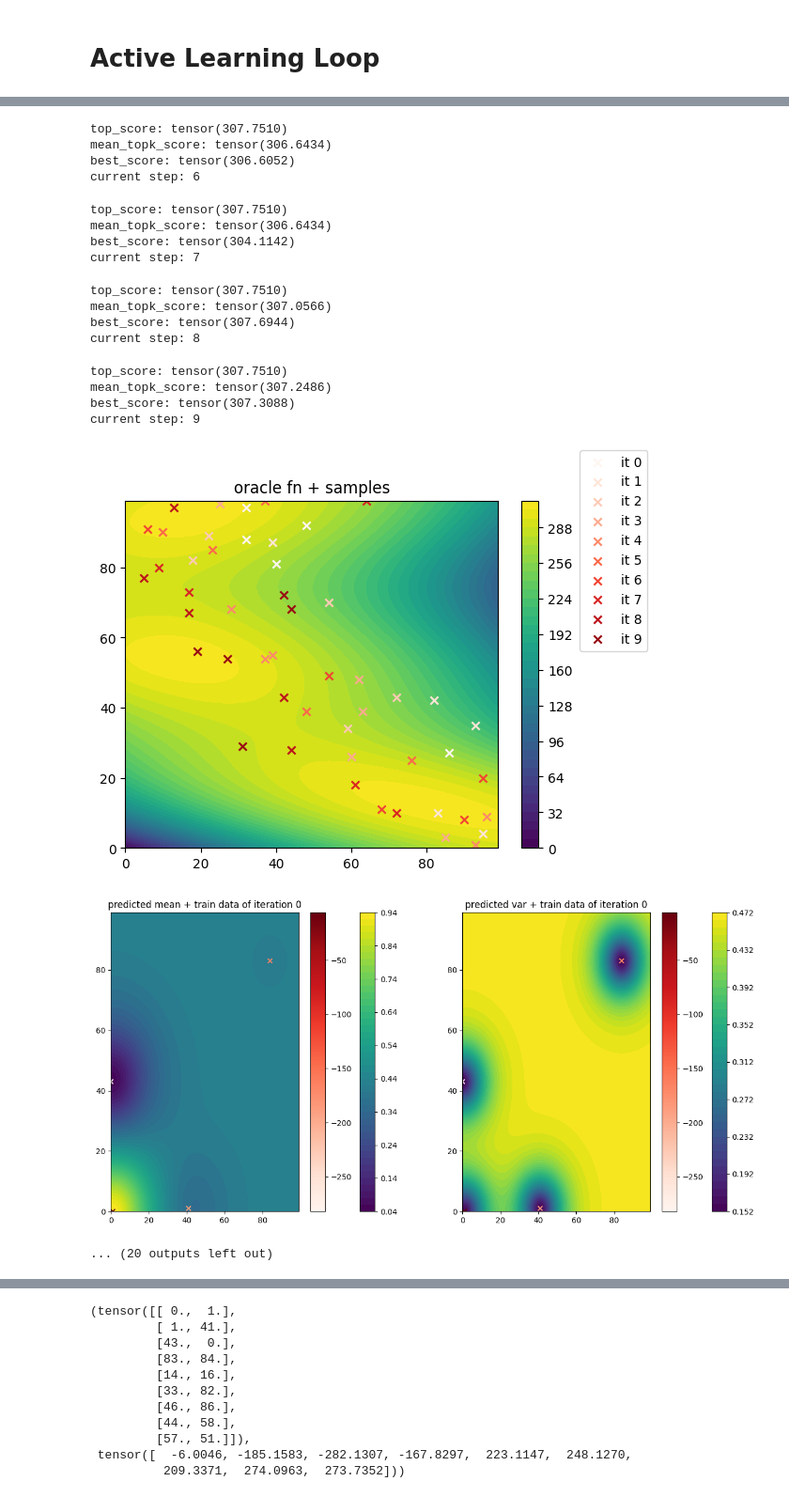
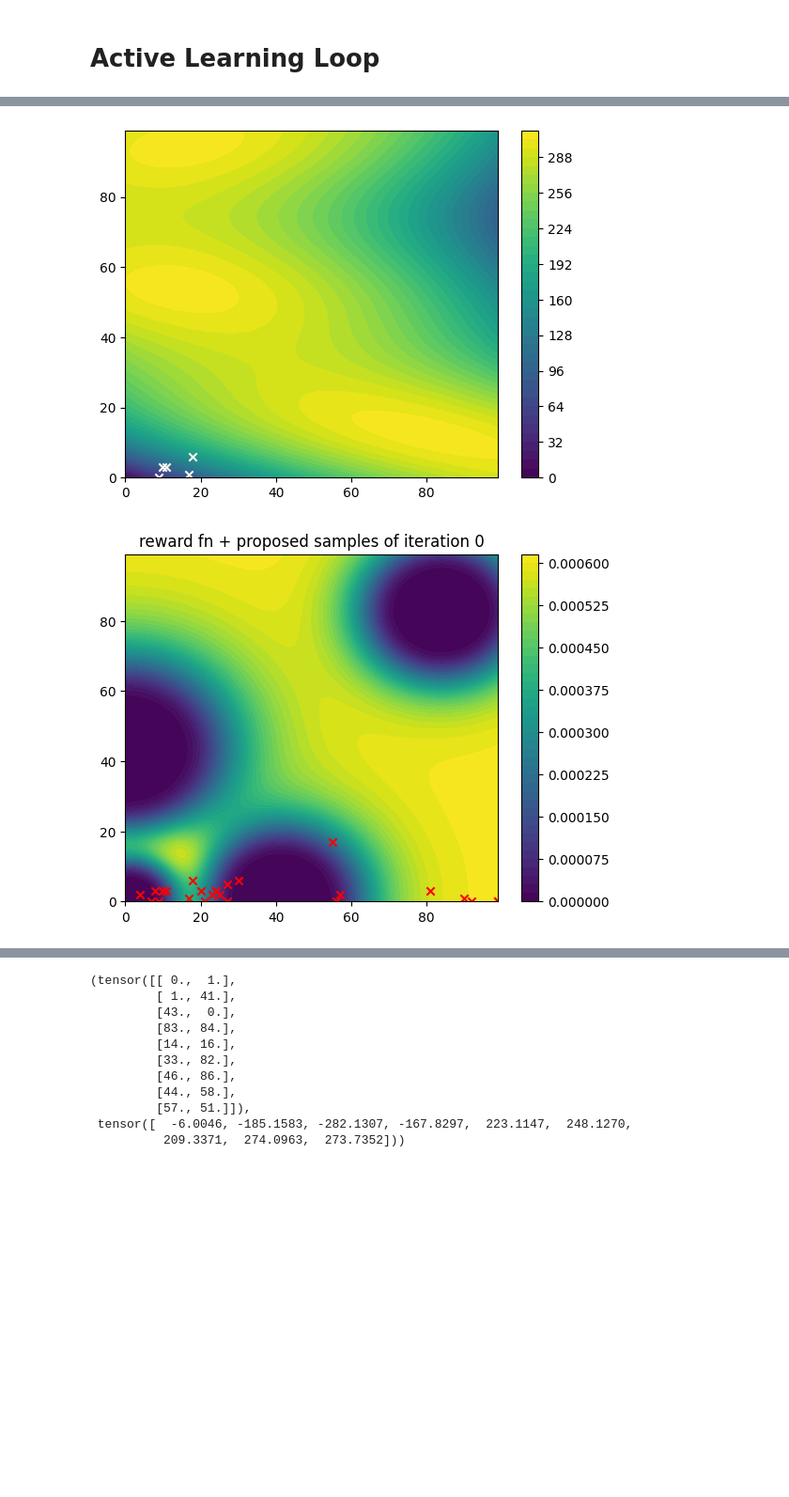
Before and after one commit to alexhernandezgarcia/activelearning, a Jupyter notebook: test_branin.ipynb, the cells around one changed output, grey strips where cells are left out. Shown: that part at 94% size. Cells and saved outputs as stored; diff of their text form; code cells hidden in the pictures; blank space fills up the shorter version.

Commit message:
debug gfn sampler

```diff
--- a/test_branin.ipynb
+++ b/test_branin.ipynb
@@ -283,20 +283,21 @@ for i in range(n_iterations):
 
     # Sampler (e.g., GFlowNet, or Random Sampler)
     # also starts with a clean slate; TODO: experiment with NOT training from scratch
-    sampler = RandomSampler(acq_fn)
+    # sampler = RandomSampler(acq_fn)
     # sampler = GreedySampler(
     #     acq_fn,
     #     device=device,
     #     float_precision=float_prec,
     # )
-    # sampler = hydra.utils.instantiate(
-    #     config.sampler,
-    #     env_maker=env_maker,
-    #     acquisition=acq_fn,
-    #     device=device,
-    #     float_precision=float_prec,
-    #     _recursive_=False,
-    # )
+    sampler = hydra.utils.instantiate(
+        config.sampler,
+        dataset_handler=dataset_handler,
+        env_maker=env_maker,
+        acquisition=acq_fn,
+        device=device,
+        float_precision=float_prec,
+        _recursive_=False,
+    )
 
     sampler.fit()  # only necessary for samplers that train a model
 
@@ -452,19 +450,2 @@ current step: 5
-top_score: tensor(307.7510)
-mean_topk_score: tensor(306.6434)
-best_score: tensor(306.6052)
-current step: 6
-top_score: tensor(307.7510)
-mean_topk_score: tensor(306.6434)
-best_score: tensor(304.1142)
-current step: 7
-top_score: tensor(307.7510)
-mean_topk_score: tensor(307.0566)
-best_score: tensor(307.6944)
-current step: 8
-top_score: tensor(307.7510)
-mean_topk_score: tensor(307.2486)
-best_score: tensor(307.3088)
-current step: 9
-[figure, old version]
+[figure, new version]
-[figure, old version]
+[figure, new version]
-... (20 outputs left out)
```
Also changed, not shown: parts of 2 cells of this notebook, 9 other files.
